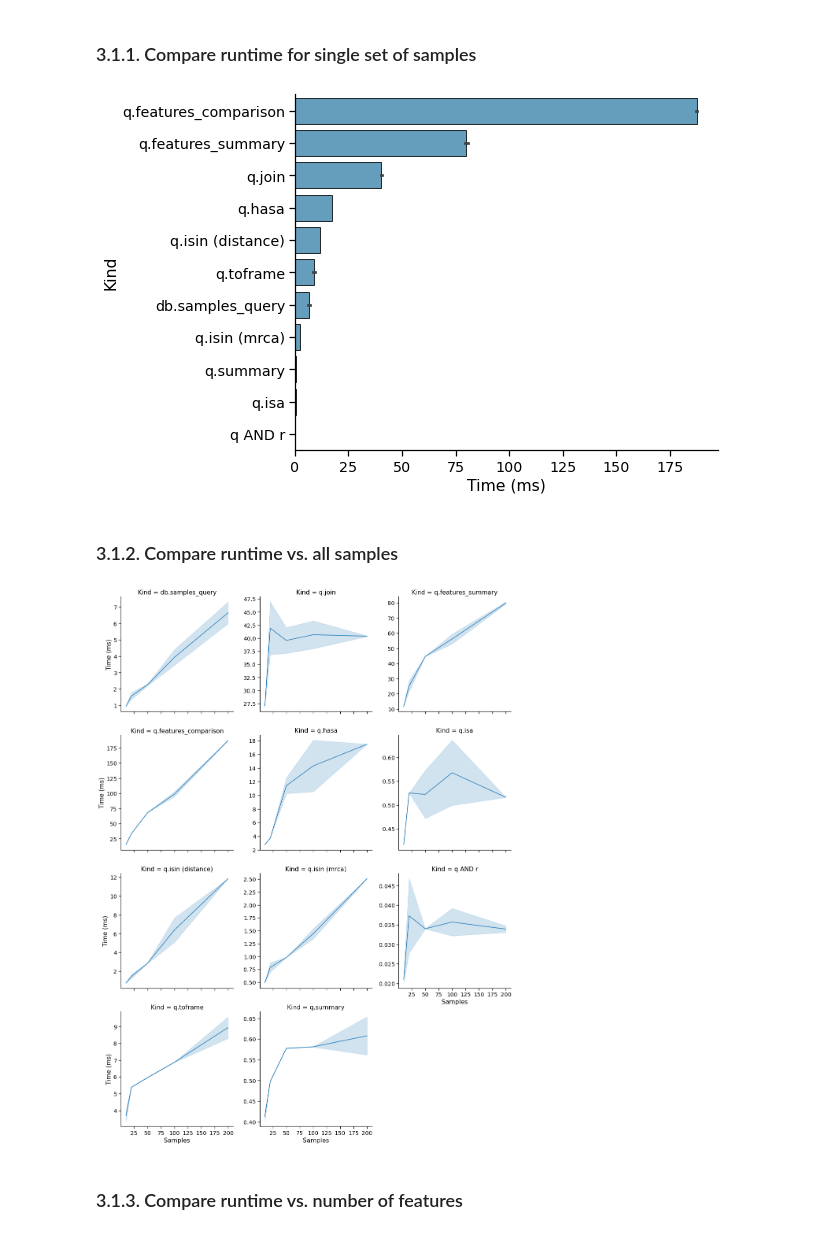
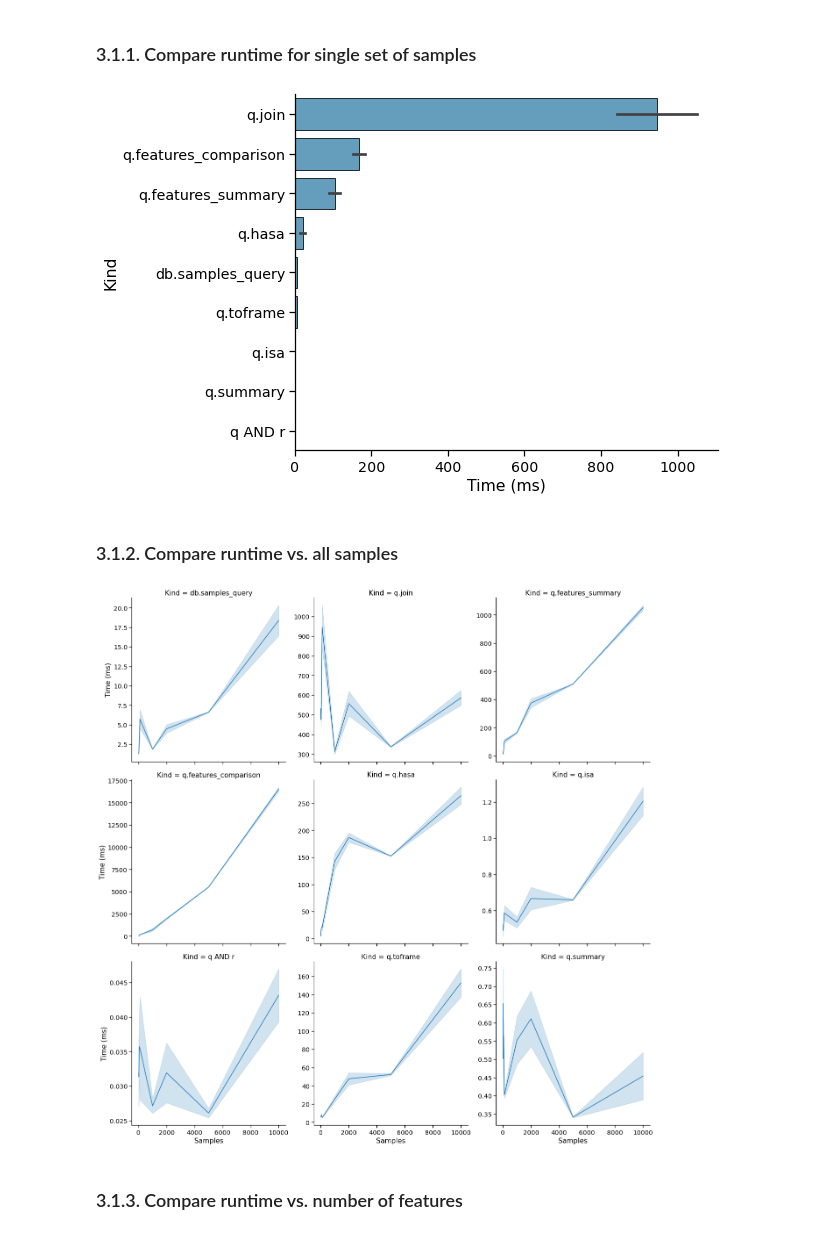
Before and after one commit to apetkau/genomics-data-index-evaluation-manuscript, a Jupyter notebook: evaluations/sars-cov-2/5-compare-results.ipynb, the cells around one changed output. Cells and saved outputs as stored; diff of their text form; code cells hidden in the pictures.

Commit message:
Added comparing results figures

```diff
--- a/evaluations/sars-cov-2/5-compare-results.ipynb
+++ b/evaluations/sars-cov-2/5-compare-results.ipynb
@@ -12,7 +12,7 @@ figures_path = Path('figures')
 if not figures_path.exists():
     mkdir(figures_path)
 
-samples_cases = [5, 10, 20, 50, 100, 200, 500, 1000, 2000, 5000, 10000]
+samples_cases = [5, 10, 20, 50, 100, 200, 500, 1000, 2000, 5000, 10000, 20000, 50000, 100000]
 cases_paths = [cases_root_dir / f'case-{x}' for x in samples_cases]
 
 metadata_file = Path('input/metadata-subsample-pangolin.tsv')
@@ -121,6 +177,10 @@ query_df['Samples'] = query_df['Name'].str.extract(r'^case-(\d+)').astype(int)
 query_df['Time'] = query_df['Time'].apply(lambda x: x * 1000)
 query_df['Number of features (thousands)'] = query_df['Number features (all)'] / 1000
 query_df = query_df.rename({'Time': 'Time (ms)'}, axis='columns')
+
+# Remove isin queries to ignore queries involving a tree
+query_df = query_df[~query_df['Kind'].str.contains('isin')]
+
 query_df.head(5)
 # %% [output]
 |  | Name | Kind | Number samples | Number features (no unknown) | Number features (all) | Number executions | ... |
@@ -132,7 +192,7 @@ query_df.head(5)
 # %% [markdown]
 ### 3.1.1. Compare runtime for single set of samples
 # %%
-query_samples = query_df[query_df['Samples'] == 200]
+query_samples = query_df[query_df['Samples'] == 100]
 query_samples = query_samples.sort_values('Time (ms)', ascending=False)
 query_samples
 
@@ -143,15 +203,15 @@ with sns.plotting_context("notebook", font_scale=1.3):
         ci="sd", height=6, aspect=1.5, alpha=0.8, color="#2b8cbe", edgecolor="black"
     )
 # %% [output]
-[figure, old version]
+[figure, new version]
 # %% [markdown]
 ### 3.1.2. Compare runtime vs. all samples
 # %%
 with sns.plotting_context("notebook", font_scale=1.3):
     g = sns.relplot(x='Samples', y='Time (ms)', col="Kind", ci="sd", kind="line", data=query_df,
-                   facet_kws={'sharey': False, 'sharex': True}, col_wrap=3, height=5)
+                   facet_kws={'sharey': False, 'sharex': True}, col_wrap=3, height=6)
 # %% [output]
-[figure, old version]
+[figure, new version]
 # %% [markdown]
 ### 3.1.3. Compare runtime vs. number of features
 # %%
```
Also changed, not shown: parts of 49 cells of this notebook.
